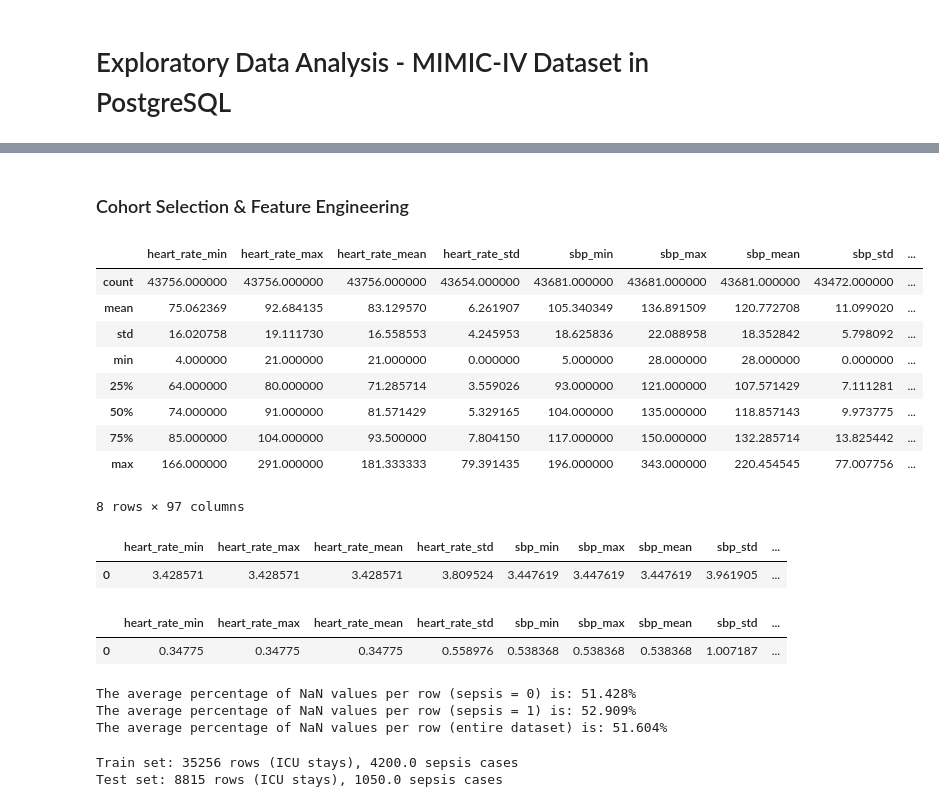
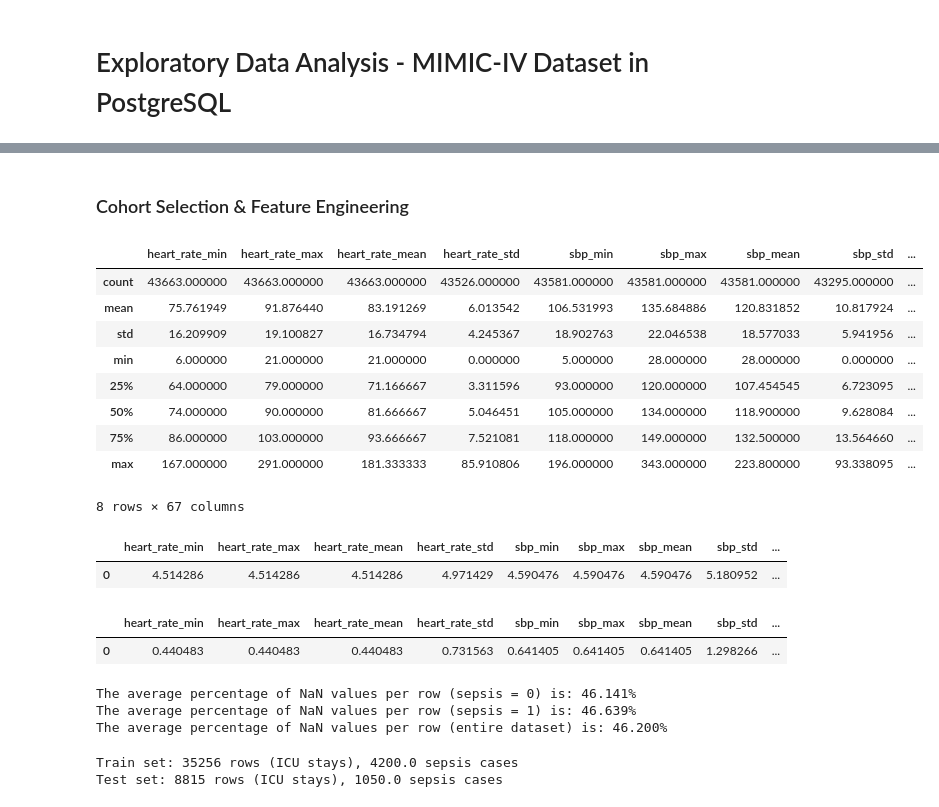
Before and after one commit to cdboer/kp-medizinische-informatik-ss23, a Jupyter notebook: ml/ml.ipynb, the cells around one changed output, grey strips where cells are left out. Saved outputs shown, nothing was run; the diff lists cells and outputs as text; code cells hidden in the pictures.

```diff
--- a/ml/ml.ipynb
+++ b/ml/ml.ipynb
@@ -221,5 +117,3 @@ def plot_pie_chart(df, col="race", title="", ax=None, cmap=hls, explode=0.1):
-# %% [markdown]
-### Cohort Selection & Feature Engineering
 # %%
 # Constants
 WINDOW_SIZE_H = 8  # Feature window should start 8 hours before the event
@@ -234,31 +128,33 @@ RANDOM_SEED = 42  # Random state for reproducibility
 # exec_sql("./sql/cohort_selection.sql", {"window_size_h": WINDOW_SIZE_H})
 # 2. Sepsis onset times
 # exec_sql("./sql/sepsis_with_rdm_onset_times.sql", {"window_size_h": WINDOW_SIZE_H})
+# %% [markdown]
+### Cohort Selection & Feature Engineering
 # %%
 # Extract the training data from the database
 # This query returns a table with all the features for each patient in the cohort
-variables = sql_to_df("./sql/variables_filtered.sql", {"window_size_h": WINDOW_SIZE_H, "window_stop_size_h": WINDOW_STOP_SIZE_H})
+variables = sql_to_df("./sql/variables_correlation.sql", {"window_size_h": WINDOW_SIZE_H, "window_stop_size_h": WINDOW_STOP_SIZE_H})
 
 # Filter out duplicate columns (by name)
 variables = variables.loc[:, ~variables.columns.duplicated()]
 
 # Drop columns that are not useful for training
 if "stay_id" in variables.columns and "subject_id" in variables.columns:
     variables.drop(["stay_id", "subject_id"], axis=1, inplace=True)
 
 # Summary statistics
 variables.describe()
 # %% [output]
 |  | heart_rate_min | heart_rate_max | heart_rate_mean | heart_rate_std | sbp_min | sbp_max | sbp_mean | sbp_std | ... |
-| count | 43756.000000 | 43756.000000 | 43756.000000 | 43654.000000 | 43681.000000 | 43681.000000 | 43681.000000 | 43472.000000 | ... |
-| mean | 75.062369 | 92.684135 | 83.129570 | 6.261907 | 105.340349 | 136.891509 | 120.772708 | 11.099020 | ... |
-| std | 16.020758 | 19.111730 | 16.558553 | 4.245953 | 18.625836 | 22.088958 | 18.352842 | 5.798092 | ... |
-| min | 4.000000 | 21.000000 | 21.000000 | 0.000000 | 5.000000 | 28.000000 | 28.000000 | 0.000000 | ... |
-| 25% | 64.000000 | 80.000000 | 71.285714 | 3.559026 | 93.000000 | 121.000000 | 107.571429 | 7.111281 | ... |
-| 50% | 74.000000 | 91.000000 | 81.571429 | 5.329165 | 104.000000 | 135.000000 | 118.857143 | 9.973775 | ... |
-| 75% | 85.000000 | 104.000000 | 93.500000 | 7.804150 | 117.000000 | 150.000000 | 132.285714 | 13.825442 | ... |
-| max | 166.000000 | 291.000000 | 181.333333 | 79.391435 | 196.000000 | 343.000000 | 220.454545 | 77.007756 | ... |
+| count | 43663.000000 | 43663.000000 | 43663.000000 | 43526.000000 | 43581.000000 | 43581.000000 | 43581.000000 | 43295.000000 | ... |
+| mean | 75.761949 | 91.876440 | 83.191269 | 6.013542 | 106.531993 | 135.684886 | 120.831852 | 10.817924 | ... |
+| std | 16.209909 | 19.100827 | 16.734794 | 4.245367 | 18.902763 | 22.046538 | 18.577033 | 5.941956 | ... |
+| min | 6.000000 | 21.000000 | 21.000000 | 0.000000 | 5.000000 | 28.000000 | 28.000000 | 0.000000 | ... |
+| 25% | 64.000000 | 79.000000 | 71.166667 | 3.311596 | 93.000000 | 120.000000 | 107.454545 | 6.723095 | ... |
+| 50% | 74.000000 | 90.000000 | 81.666667 | 5.046451 | 105.000000 | 134.000000 | 118.900000 | 9.628084 | ... |
+| 75% | 86.000000 | 103.000000 | 93.666667 | 7.521081 | 118.000000 | 149.000000 | 132.500000 | 13.564660 | ... |
+| max | 167.000000 | 291.000000 | 181.333333 | 85.910806 | 196.000000 | 343.000000 | 223.800000 | 93.338095 | ... |
-8 rows × 97 columns
+8 rows × 67 columns
 # %%
 from IPython.display import display, HTML
 
@@ -287,11 +183,11 @@ print(f"The average percentage of NaN values per row (sepsis = 1) is: {average_n
 print(f"The average percentage of NaN values per row (entire dataset) is: {variables.isnull().mean().mean() * 100:.3f}%")
 # %% [output]
 |  | heart_rate_min | heart_rate_max | heart_rate_mean | heart_rate_std | sbp_min | sbp_max | sbp_mean | sbp_std | ... |
-| 0 | 3.428571 | 3.428571 | 3.428571 | 3.809524 | 3.447619 | 3.447619 | 3.447619 | 3.961905 | ... |
+| 0 | 4.514286 | 4.514286 | 4.514286 | 4.971429 | 4.590476 | 4.590476 | 4.590476 | 5.180952 | ... |
 |  | heart_rate_min | heart_rate_max | heart_rate_mean | heart_rate_std | sbp_min | sbp_max | sbp_mean | sbp_std | ... |
-| 0 | 0.34775 | 0.34775 | 0.34775 | 0.558976 | 0.538368 | 0.538368 | 0.538368 | 1.007187 | ... |
+| 0 | 0.440483 | 0.440483 | 0.440483 | 0.731563 | 0.641405 | 0.641405 | 0.641405 | 1.298266 | ... |
-The average percentage of NaN values per row (sepsis = 0) is: 51.428%
-The average percentage of NaN values per row (sepsis = 1) is: 52.909%
-The average percentage of NaN values per row (entire dataset) is: 51.604%
+The average percentage of NaN values per row (sepsis = 0) is: 46.141%
+The average percentage of NaN values per row (sepsis = 1) is: 46.639%
+The average percentage of NaN values per row (entire dataset) is: 46.200%
 # %%
 from sklearn.model_selection import train_test_split
```
Also changed, not shown: parts of 33 cells of this notebook, 10 other files.
